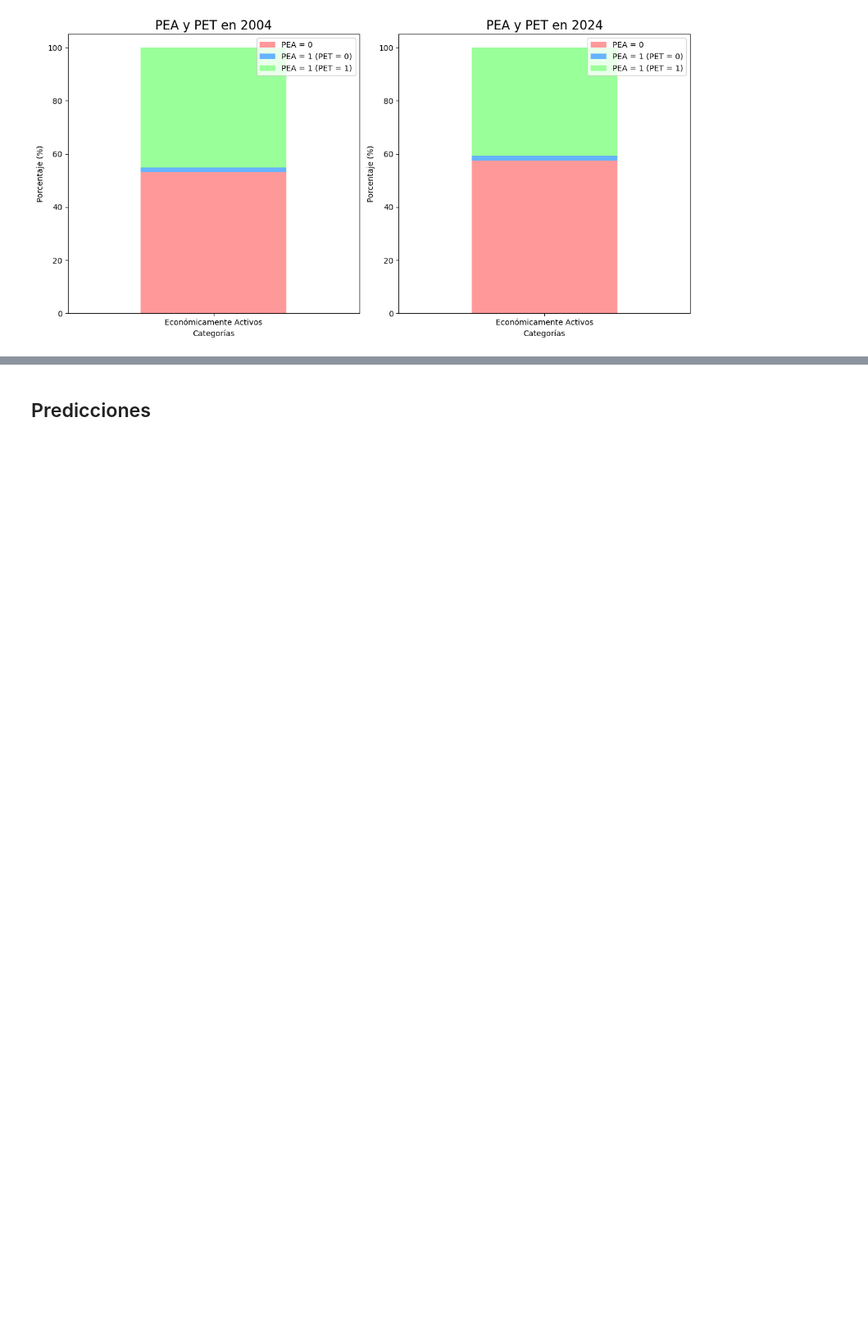
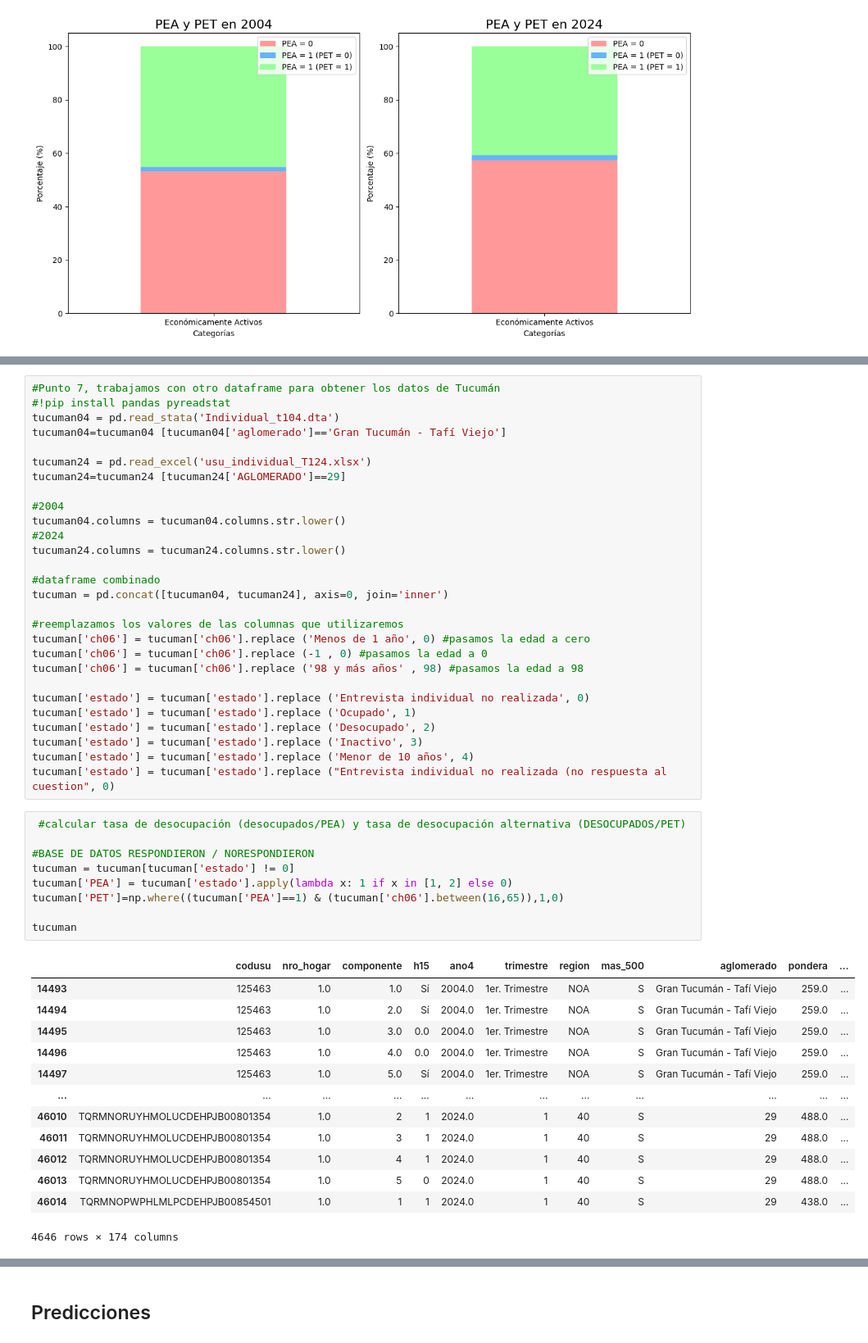
Before and after one commit to miligarofalo/CC408-T2-1, a Jupyter notebook: TP3/Untitled1.ipynb, the cells around one changed output, grey strips where cells are left out. Shown at 82% size. Cells and saved outputs as stored; diff of their text form; blank space fills up the shorter version.

```diff
--- a/TP3/Untitled1.ipynb
+++ b/TP3/Untitled1.ipynb
@@ -737,0 +852,51 @@ plt.show()
+# %%
+#Punto 7, trabajamos con otro dataframe para obtener los datos de Tucumán
+#!pip install pandas pyreadstat
+tucuman04 = pd.read_stata('Individual_t104.dta')
+tucuman04=tucuman04 [tucuman04['aglomerado']=='Gran Tucumán - Tafí Viejo']
+
+tucuman24 = pd.read_excel('usu_individual_T124.xlsx')
+tucuman24=tucuman24 [tucuman24['AGLOMERADO']==29]
+
+#2004
+tucuman04.columns = tucuman04.columns.str.lower()
+#2024
+tucuman24.columns = tucuman24.columns.str.lower()
+
+#dataframe combinado
+tucuman = pd.concat([tucuman04, tucuman24], axis=0, join='inner')
+
+#reemplazamos los valores de las columnas que utilizaremos
+tucuman['ch06'] = tucuman['ch06'].replace ('Menos de 1 año', 0) #pasamos la edad a cero
+tucuman['ch06'] = tucuman['ch06'].replace (-1 , 0) #pasamos la edad a 0
+tucuman['ch06'] = tucuman['ch06'].replace ('98 y más años' , 98) #pasamos la edad a 98
+
+tucuman['estado'] = tucuman['estado'].replace ('Entrevista individual no realizada', 0)
+tucuman['estado'] = tucuman['estado'].replace ('Ocupado', 1)
+tucuman['estado'] = tucuman['estado'].replace ('Desocupado', 2)
+tucuman['estado'] = tucuman['estado'].replace ('Inactivo', 3)
+tucuman['estado'] = tucuman['estado'].replace ('Menor de 10 años', 4)
+tucuman['estado'] = tucuman['estado'].replace ("Entrevista individual no realizada (no respuesta al cuestion", 0)
+# %%
+ #calcular tasa de desocupación (desocupados/PEA) y tasa de desocupación alternativa (DESOCUPADOS/PET)
+
+#BASE DE DATOS RESPONDIERON / NORESPONDIERON
+tucuman = tucuman[tucuman['estado'] != 0]
+tucuman['PEA'] = tucuman['estado'].apply(lambda x: 1 if x in [1, 2] else 0)
+tucuman['PET']=np.where((tucuman['PEA']==1) & (tucuman['ch06'].between(16,65)),1,0)
+
+tucuman
+# %% [output]
+|  | codusu | nro_hogar | componente | h15 | ano4 | trimestre | region | mas_500 | aglomerado | pondera | ... |
+| 14493 | 125463 | 1.0 | 1.0 | Sí | 2004.0 | 1er. Trimestre | NOA | S | Gran Tucumán - Tafí Viejo | 259.0 | ... |
+| 14494 | 125463 | 1.0 | 2.0 | Sí | 2004.0 | 1er. Trimestre | NOA | S | Gran Tucumán - Tafí Viejo | 259.0 | ... |
+| 14495 | 125463 | 1.0 | 3.0 | 0.0 | 2004.0 | 1er. Trimestre | NOA | S | Gran Tucumán - Tafí Viejo | 259.0 | ... |
+| 14496 | 125463 | 1.0 | 4.0 | 0.0 | 2004.0 | 1er. Trimestre | NOA | S | Gran Tucumán - Tafí Viejo | 259.0 | ... |
+| 14497 | 125463 | 1.0 | 5.0 | Sí | 2004.0 | 1er. Trimestre | NOA | S | Gran Tucumán - Tafí Viejo | 259.0 | ... |
+| ... | ... | ... | ... | ... | ... | ... | ... | ... | ... | ... | ... |
+| 46010 | TQRMNORUYHMOLUCDEHPJB00801354 | 1.0 | 2 | 1 | 2024.0 | 1 | 40 | S | 29 | 488.0 | ... |
+| 46011 | TQRMNORUYHMOLUCDEHPJB00801354 | 1.0 | 3 | 1 | 2024.0 | 1 | 40 | S | 29 | 488.0 | ... |
+| 46012 | TQRMNORUYHMOLUCDEHPJB00801354 | 1.0 | 4 | 1 | 2024.0 | 1 | 40 | S | 29 | 488.0 | ... |
+| 46013 | TQRMNORUYHMOLUCDEHPJB00801354 | 1.0 | 5 | 0 | 2024.0 | 1 | 40 | S | 29 | 488.0 | ... |
+| 46014 | TQRMNOPWPHLMLPCDEHPJB00854501 | 1.0 | 1 | 1 | 2024.0 | 1 | 40 | S | 29 | 438.0 | ... |
+4646 rows × 174 columns
```
Also changed, not shown: parts of 12 cells of this notebook.
